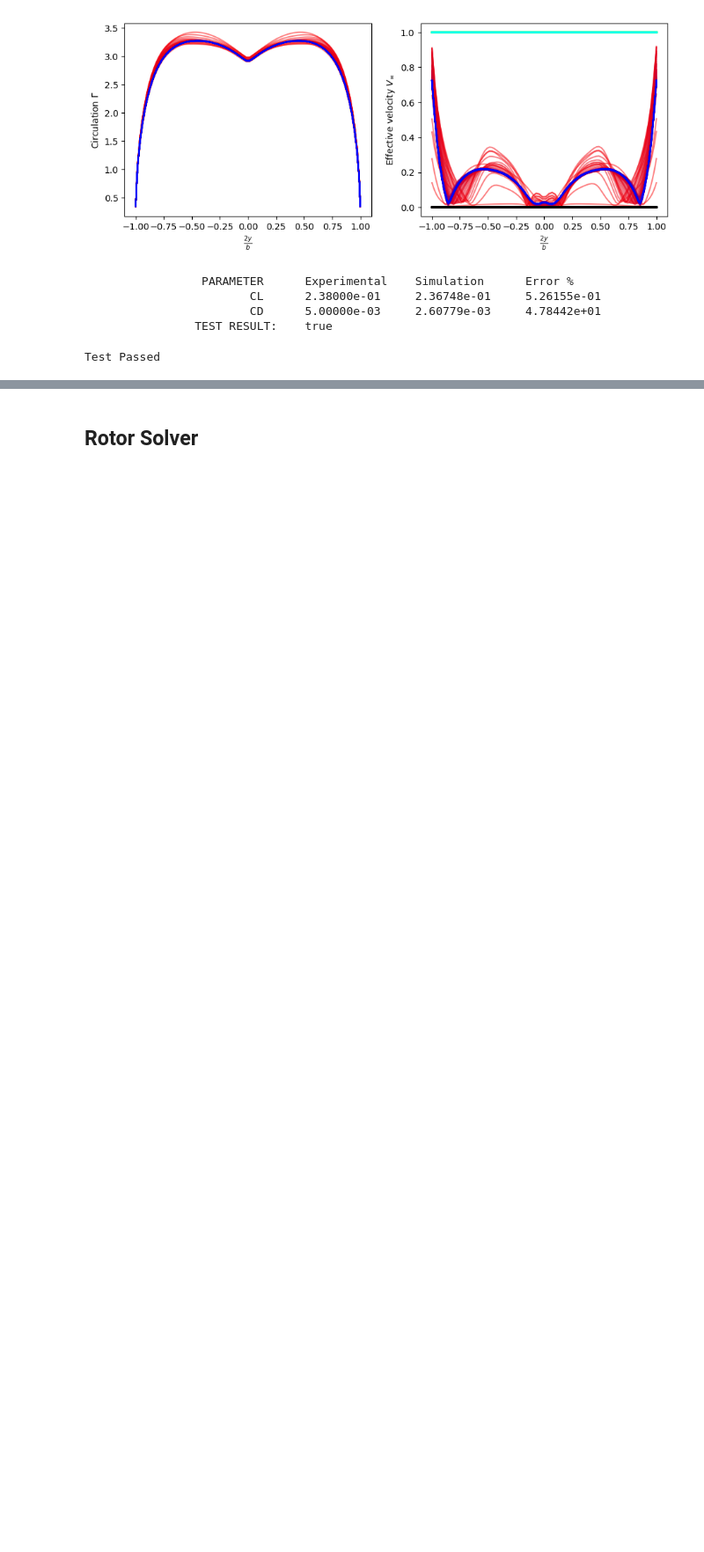
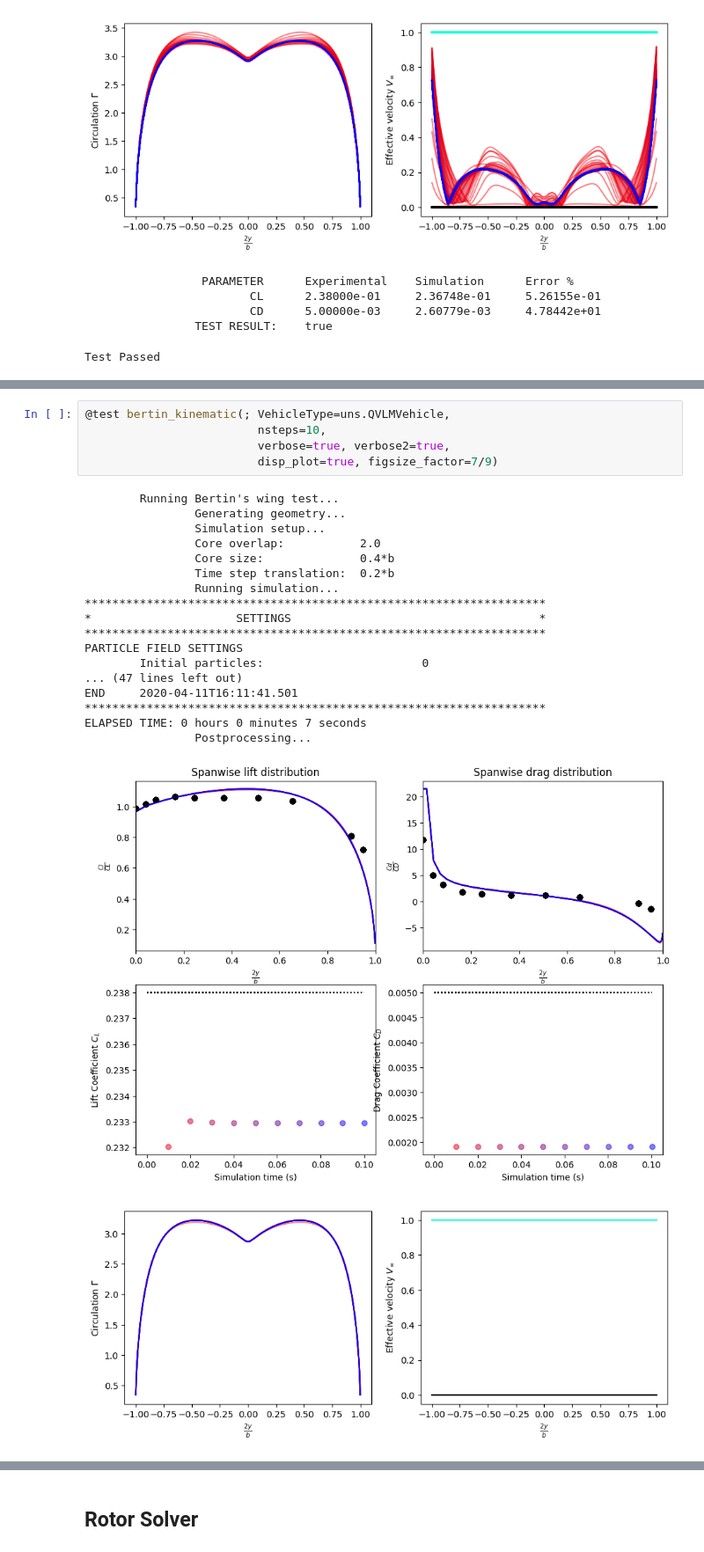
Before and after one commit to byuflowlab/FLOWUnsteady, a Jupyter notebook: docs/validation.ipynb, the cells around one changed output, grey strips where cells are left out. Shown at 88% size. Drawn from its saved outputs; the diff is of its cells as text; blank space fills up the shorter version.

```diff
--- a/docs/validation.ipynb
+++ b/docs/validation.ipynb
@@ -151,0 +165,25 @@ Test Passed
+# %%
+@test bertin_kinematic(; VehicleType=uns.QVLMVehicle,
+                         nsteps=10,
+                         verbose=true, verbose2=true,
+                         disp_plot=true, figsize_factor=7/9)
+# %% [output]
+        Running Bertin's wing test...
+                Generating geometry...
+                Simulation setup...
+                Core overlap:           2.0
+                Core size:              0.4*b
+                Time step translation:  0.2*b
+                Running simulation...
+*******************************************************************
+*                     SETTINGS                                    *
+*******************************************************************
+PARTICLE FIELD SETTINGS
+        Initial particles:                       0
+... (47 lines left out)
+END     2020-04-11T16:11:41.501
+*******************************************************************
+ELAPSED TIME: 0 hours 0 minutes 7 seconds
+                Postprocessing...
+[figure, added]
+[figure, added]
```
Also changed, not shown: parts of 9 cells of this notebook, 15 other files.
